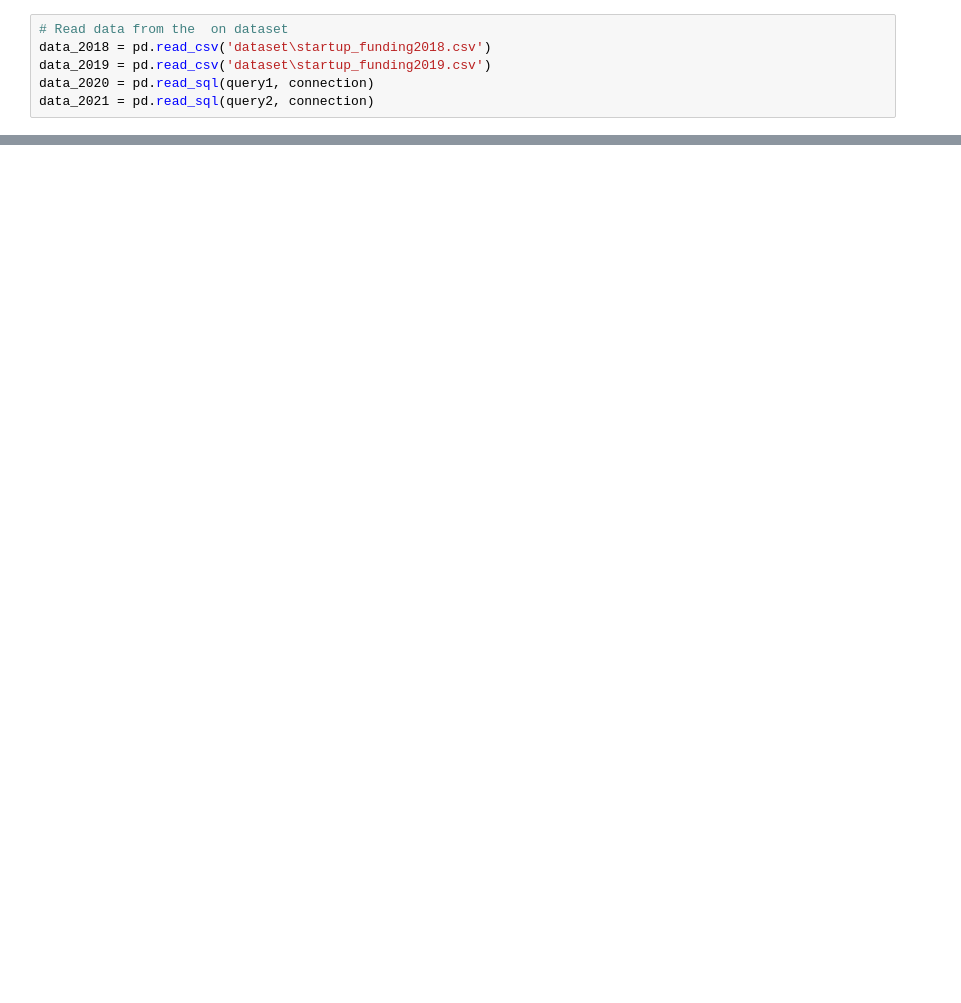
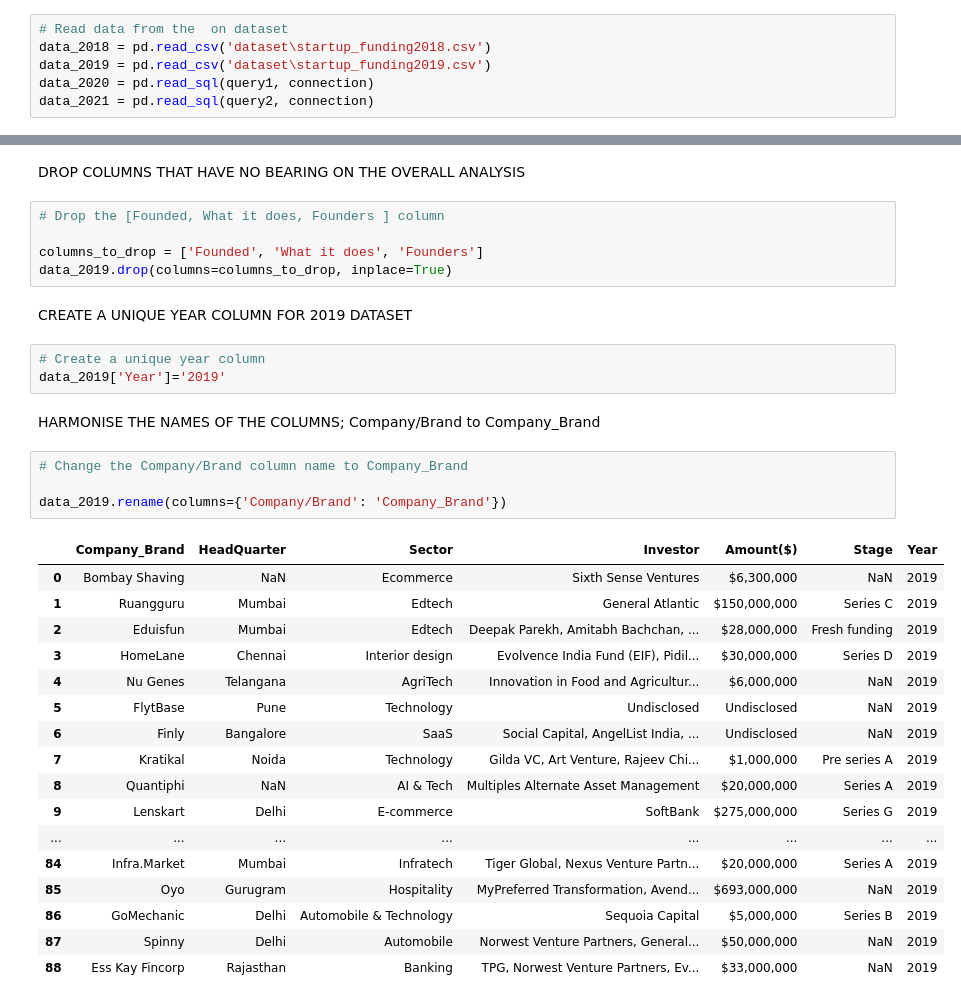
Before and after one commit to musah29/StartUp_Funding_Analysis, a Jupyter notebook: IBRAHIM_MUSAH_SERENDIPITY.ipynb, the cells around one changed output, grey strips where cells are left out. Saved outputs shown, nothing was run; the diff lists cells and outputs as text; blank space fills up the shorter version.

```diff
--- a/IBRAHIM_MUSAH_SERENDIPITY.ipynb
+++ b/IBRAHIM_MUSAH_SERENDIPITY.ipynb
@@ -76,3 +264,39 @@ data_2018.head()
+# %% [markdown]
+DROP COLUMNS THAT HAVE NO BEARING ON THE OVERALL ANALYSIS
+# %%
+# Drop the [Founded, What it does, Founders ] column
+
+columns_to_drop = ['Founded', 'What it does', 'Founders']
+data_2019.drop(columns=columns_to_drop, inplace=True)
+# %% [markdown]
+CREATE A UNIQUE YEAR COLUMN FOR 2019 DATASET
+# %%
+# Create a unique year column
+data_2019['Year']='2019'
+# %% [markdown]
+HARMONISE THE NAMES OF THE COLUMNS; Company/Brand to Company_Brand
+# %%
+# Change the Company/Brand column name to Company_Brand
+
+data_2019.rename(columns={'Company/Brand': 'Company_Brand'})
+# %% [output]
+|  | Company_Brand | HeadQuarter | Sector | Investor | Amount($) | Stage | Year |
+| 0 | Bombay Shaving | NaN | Ecommerce | Sixth Sense Ventures | $6,300,000 | NaN | 2019 |
+| 1 | Ruangguru | Mumbai | Edtech | General Atlantic | $150,000,000 | Series C | 2019 |
+| 2 | Eduisfun | Mumbai | Edtech | Deepak Parekh, Amitabh Bachchan, ... | $28,000,000 | Fresh funding | 2019 |
+| 3 | HomeLane | Chennai | Interior design | Evolvence India Fund (EIF), Pidil... | $30,000,000 | Series D | 2019 |
+| 4 | Nu Genes | Telangana | AgriTech | Innovation in Food and Agricultur... | $6,000,000 | NaN | 2019 |
+| 5 | FlytBase | Pune | Technology | Undisclosed | Undisclosed | NaN | 2019 |
+| 6 | Finly | Bangalore | SaaS | Social Capital, AngelList India, ... | Undisclosed | NaN | 2019 |
+| 7 | Kratikal | Noida | Technology | Gilda VC, Art Venture, Rajeev Chi... | $1,000,000 | Pre series A | 2019 |
+| 8 | Quantiphi | NaN | AI & Tech | Multiples Alternate Asset Management | $20,000,000 | Series A | 2019 |
+| 9 | Lenskart | Delhi | E-commerce | SoftBank | $275,000,000 | Series G | 2019 |
+| ... | ... | ... | ... | ... | ... | ... | ... |
+| 84 | Infra.Market | Mumbai | Infratech | Tiger Global, Nexus Venture Partn... | $20,000,000 | Series A | 2019 |
+| 85 | Oyo | Gurugram | Hospitality | MyPreferred Transformation, Avend... | $693,000,000 | NaN | 2019 |
+| 86 | GoMechanic | Delhi | Automobile & Technology | Sequoia Capital | $5,000,000 | Series B | 2019 |
+| 87 | Spinny | Delhi | Automobile | Norwest Venture Partners, General... | $50,000,000 | NaN | 2019 |
+| 88 | Ess Kay Fincorp | Rajasthan | Banking | TPG, Norwest Venture Partners, Ev... | $33,000,000 | NaN | 2019 |
 # %%
 data_2019.head()
 # %% [output]
```
Also changed, not shown: parts of 53 cells of this notebook.
